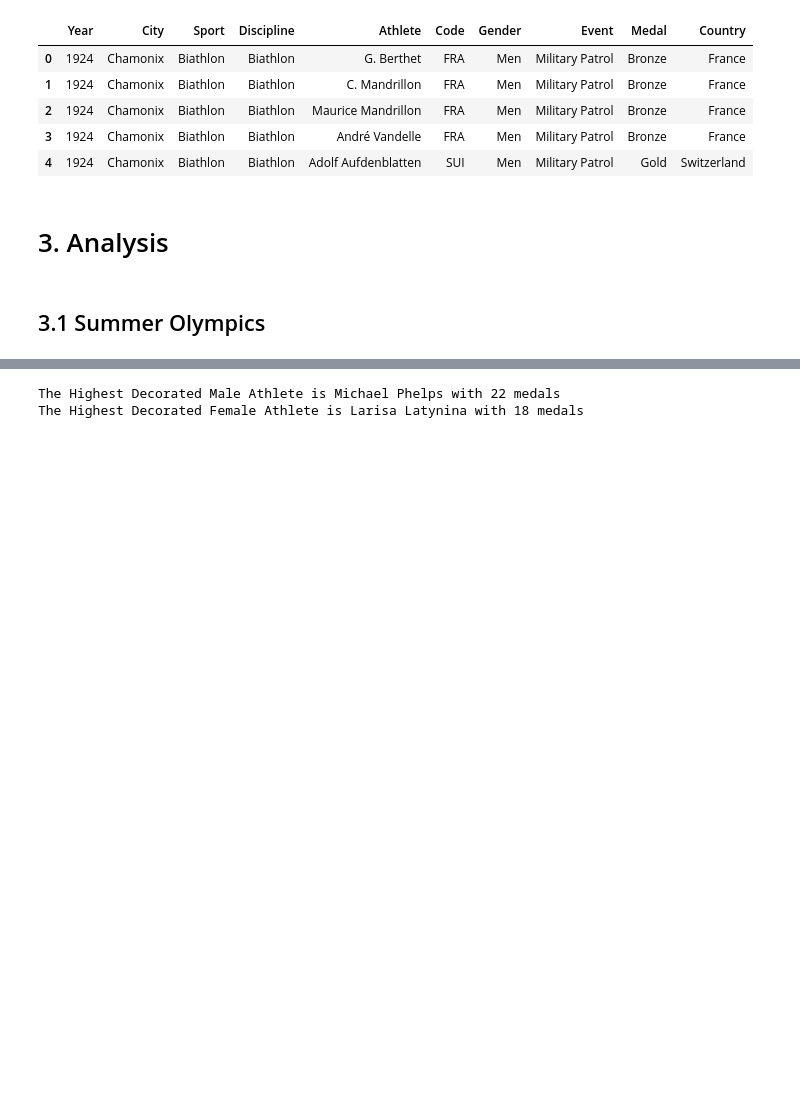
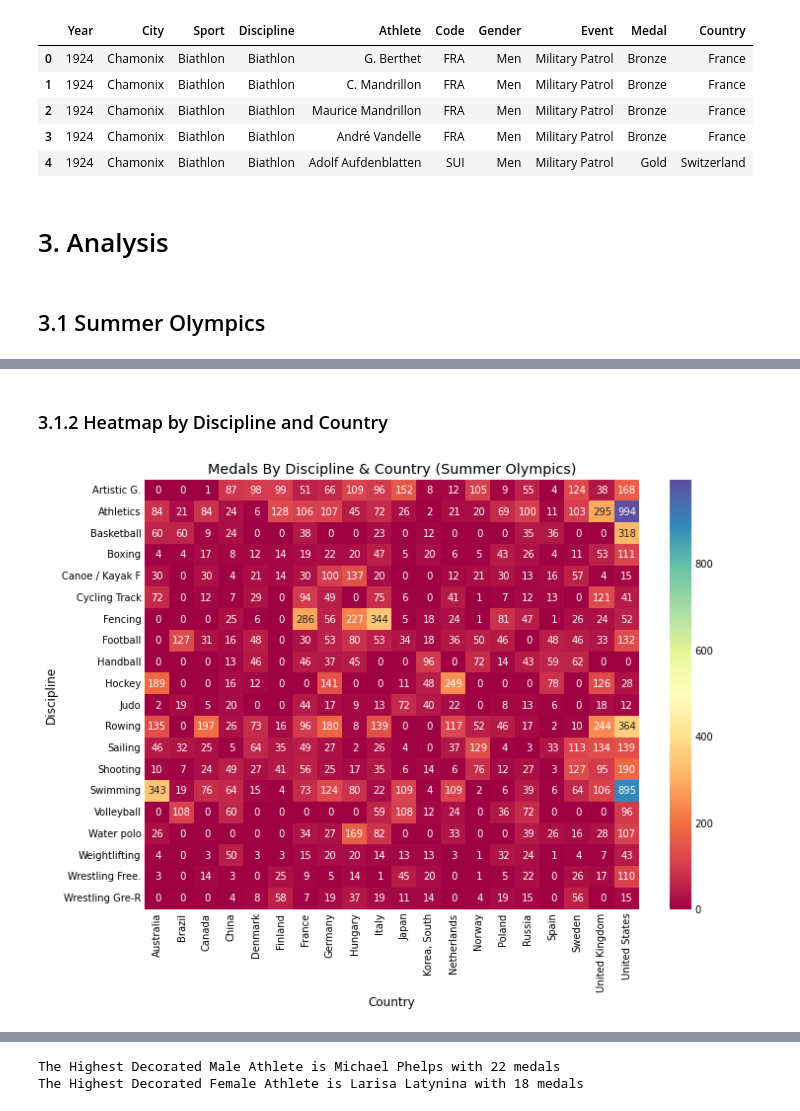
Before and after one commit to eozhisarcikli/olympic-game-analysis, a Jupyter notebook: Analysis & Visualization.ipynb, the cells around one changed output, grey strips where cells are left out. Saved outputs shown, nothing was run; the diff lists cells and outputs as text; code cells hidden in the pictures; blank space fills up the shorter version.

```diff
--- a/Analysis & Visualization.ipynb
+++ b/Analysis & Visualization.ipynb
@@ -88 +265,24 @@ winter.head()
+# %% [markdown]
+### 3.1.2 Heatmap by Discipline and Country
+# %%
+#getting a list of the countries with the most medals
+summer_heatmap_country_list=summer.groupby(['Country'])['Medal'].count().reset_index().sort_values(by='Medal',ascending=False)[:20]
+summer_heatmap_country_list=summer_heatmap_country_list['Country']
+
+#getting a list of the disciplines with the most medals
+summer_heatmap_discipline_list=summer.groupby(['Discipline'])['Medal'].count().reset_index().sort_values(by='Medal',ascending=False)[:20]
+summer_heatmap_discipline_list=summer_heatmap_discipline_list['Discipline']
+
+#heatmap graph
+summer_heatmap=summer[summer['Country'].isin(summer_heatmap_country_list)]
+summer_heatmap=summer_heatmap[summer_heatmap['Discipline'].isin(summer_heatmap_discipline_list)]
+summer_heatmap=summer_heatmap.groupby(['Country','Discipline'])['Athlete'].count().reset_index()
+summer_heatmap=summer_heatmap.pivot('Discipline','Country','Athlete').fillna(0)
+sns.heatmap(summer_heatmap,cmap='Spectral',annot=True,fmt='2.0f')
+fig=plt.gcf()
+fig.set_size_inches(10,8)
+plt.title('Medals By Discipline & Country (Summer Olympics)')
+plt.show()
+# %% [output]
+[figure, added]
 # %% [markdown]
```
Also changed, not shown: parts of 34 cells of this notebook.
